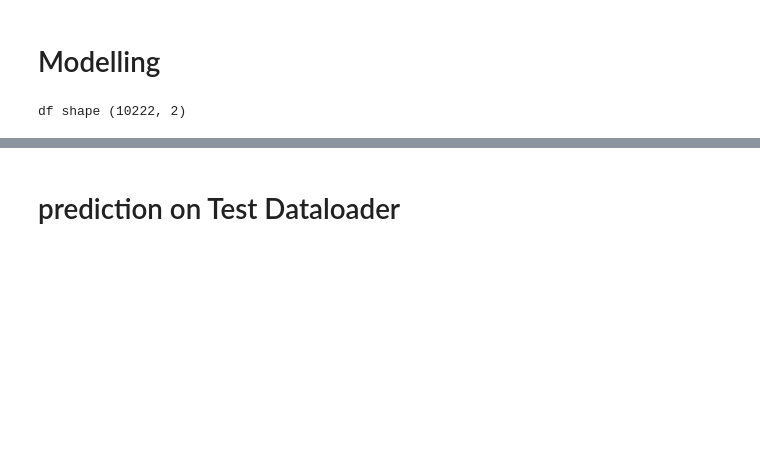
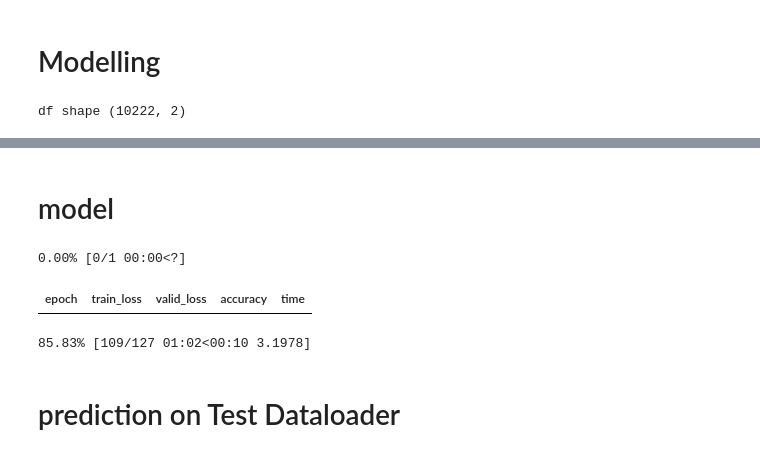
Before and after one commit to skj092/Kaggle_Competition, a Jupyter notebook: Dog_Breed_Identification.ipynb, the cells around one changed output, grey strips where cells are left out. Cells and saved outputs as stored; diff of their text form; code cells hidden in the pictures; blank space fills up the shorter version.

```diff
--- a/Dog_Breed_Identification.ipynb
+++ b/Dog_Breed_Identification.ipynb
@@ -124,3 +113,14 @@ Syncing run eager-gorge-1 to Weights & Biases (docs)
+# %% [markdown]
+# model
+# %%
+# vision leaner
+learn = vision_learner(dls, resnet34, metrics=accuracy,cbs=WandbCallback()).to_fp16()
+# training
+learn.fine_tune(3)
+# %% [output]
+0.00% [0/1 00:00<?]
+| epoch | train_loss | valid_loss | accuracy | time |
+85.83% [109/127 01:02<00:10 3.1978]
 # %%
 # interp = ClassificationInterpretation.from_learner(learn)
 # interp.print_classification_report()
```
Also changed, not shown: parts of 11 cells of this notebook.
